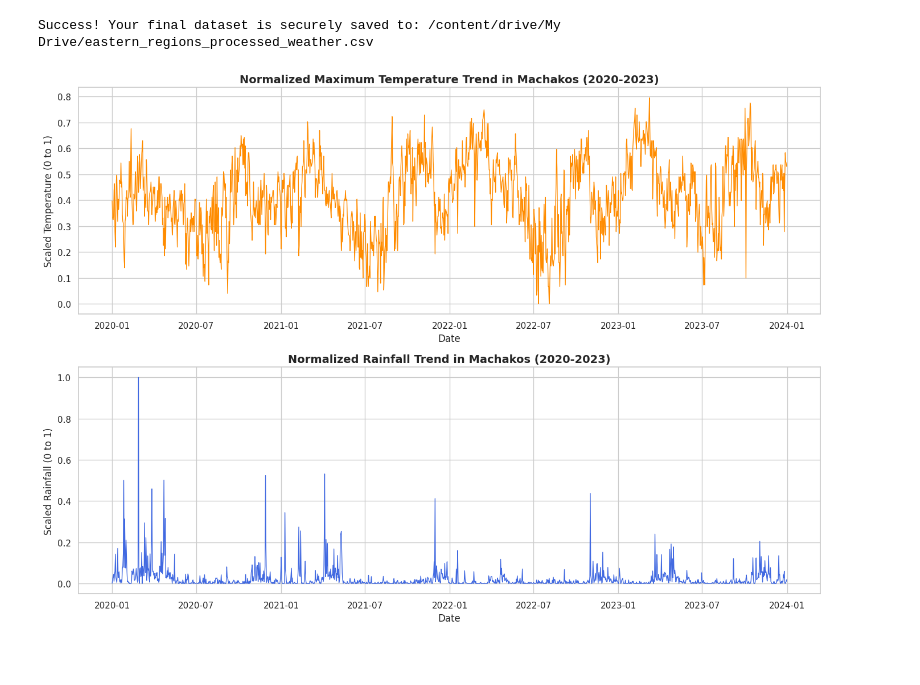
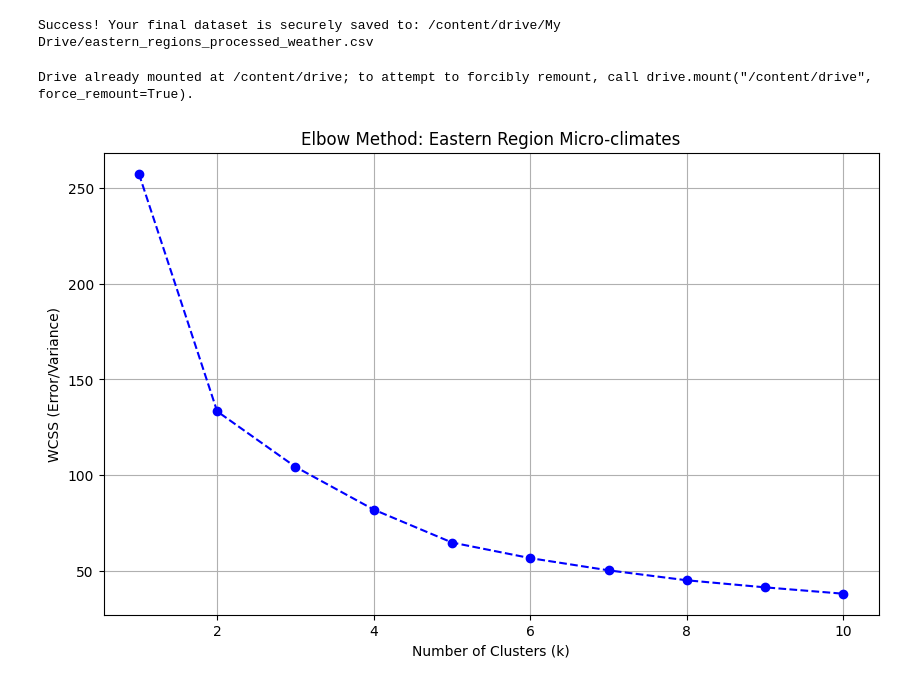
Before and after one commit to Nyevuu2/Mkulima-Smart, a Jupyter notebook: Weather_risk_advisory.ipynb, the cells around one changed output. Drawn from its saved outputs; the diff is of its cells as text; code cells hidden in the pictures; blank space fills up the shorter version.

```diff
--- a/Weather_risk_advisory.ipynb
+++ b/Weather_risk_advisory.ipynb
@@ -190,40 +190,39 @@ df_clean.to_csv(processed_path, index=False)
 print(f"Success! Your final dataset is securely saved to: {processed_path}")
 # %% [output]
 Success! Your final dataset is securely saved to: /content/drive/My Drive/eastern_regions_processed_weather.csv
-# %%
-import matplotlib.pyplot as plt
-import seaborn as sns
-import pandas as pd
-
-# 1. Set a clean, professional style for the graphs
-sns.set_theme(style="whitegrid")
-
-# 2. Let's filter the data to just look at Machakos to keep the graph from getting too crowded
-# (We use .copy() so we don't accidentally alter our master dataset)
-machakos_data = df_clean[df_clean['location'] == 'Machakos'].copy()
-
-# 3. Convert the 'time' column into official date formats so the bottom axis looks right
-machakos_data['time'] = pd.to_datetime(machakos_data['time'])
-
-# 4. Create a large canvas with two separate graphs stacked on top of each other
-fig, (ax1, ax2) = plt.subplots(2, 1, figsize=(14, 10))
-
-# --- GRAPH 1: Maximum Temperature Trend ---
-sns.lineplot(data=machakos_data, x='time', y='max_temp', ax=ax1, color='darkorange', linewidth=1)
-ax1.set_title('Normalized Maximum Temperature Trend in Machakos (2020-2023)', fontsize=14, fontweight='bold')
-ax1.set_ylabel('Scaled Temperature (0 to 1)', fontsize=12)
-ax1.set_xlabel('Date', fontsize=12)
-
-# --- GRAPH 2: Rainfall Trend ---
-sns.lineplot(data=machakos_data, x='time', y='rainfall', ax=ax2, color='royalblue', linewidth=1)
-ax2.set_title('Normalized Rainfall Trend in Machakos (2020-2023)', fontsize=14, fontweight='bold')
-ax2.set_ylabel('Scaled Rainfall (0 to 1)', fontsize=12)
-ax2.set_xlabel('Date', fontsize=12)
-
-# 5. Automatically adjust the spacing so the titles don't overlap
-plt.tight_layout()
-
-# 6. Show the masterpiece!
-plt.show()
-# %% [output]
-[figure, removed]
+# %%
+from google.colab import drive
+import pandas as pd
+import matplotlib.pyplot as plt
+from sklearn.cluster import KMeans
+
+# 1. Mount Google Drive to access the file
+drive.mount('/content/drive')
+
+# 2. Load the specific dataset
+file_path = '/content/drive/My Drive/eastern_regions_processed_weather.csv'
+df_weather = pd.read_csv(file_path)
+
+# 3. Isolate the features for clustering
+# K-Means needs pure numbers, so we filter out strings like 'Date' or 'Region' names
+df_features = df_weather.select_dtypes(include=['float64', 'int64'])
+
+# 4. Calculate WCSS (Within-Cluster Sum of Squares) for the Elbow Method
+wcss = []
+for i in range(1, 11):
+    # n_init=10 ensures the algorithm runs 10 times with different centroid seeds
+    kmeans = KMeans(n_clusters=i, init='k-means++', max_iter=300, n_init=10, random_state=42)
+    kmeans.fit(df_features)
+    wcss.append(kmeans.inertia_)
+
+# 5. Plot the Elbow Graph
+plt.figure(figsize=(10, 6))
+plt.plot(range(1, 11), wcss, marker='o', linestyle='--', color='b')
+plt.title('Elbow Method: Eastern Region Micro-climates')
+plt.xlabel('Number of Clusters (k)')
+plt.ylabel('WCSS (Error/Variance)')
+plt.grid(True)
+plt.show()
+# %% [output]
+Drive already mounted at /content/drive; to attempt to forcibly remount, call drive.mount("/content/drive", force_remount=True).
+[figure, added]
```
Also changed, not shown: parts of 2 cells of this notebook.
